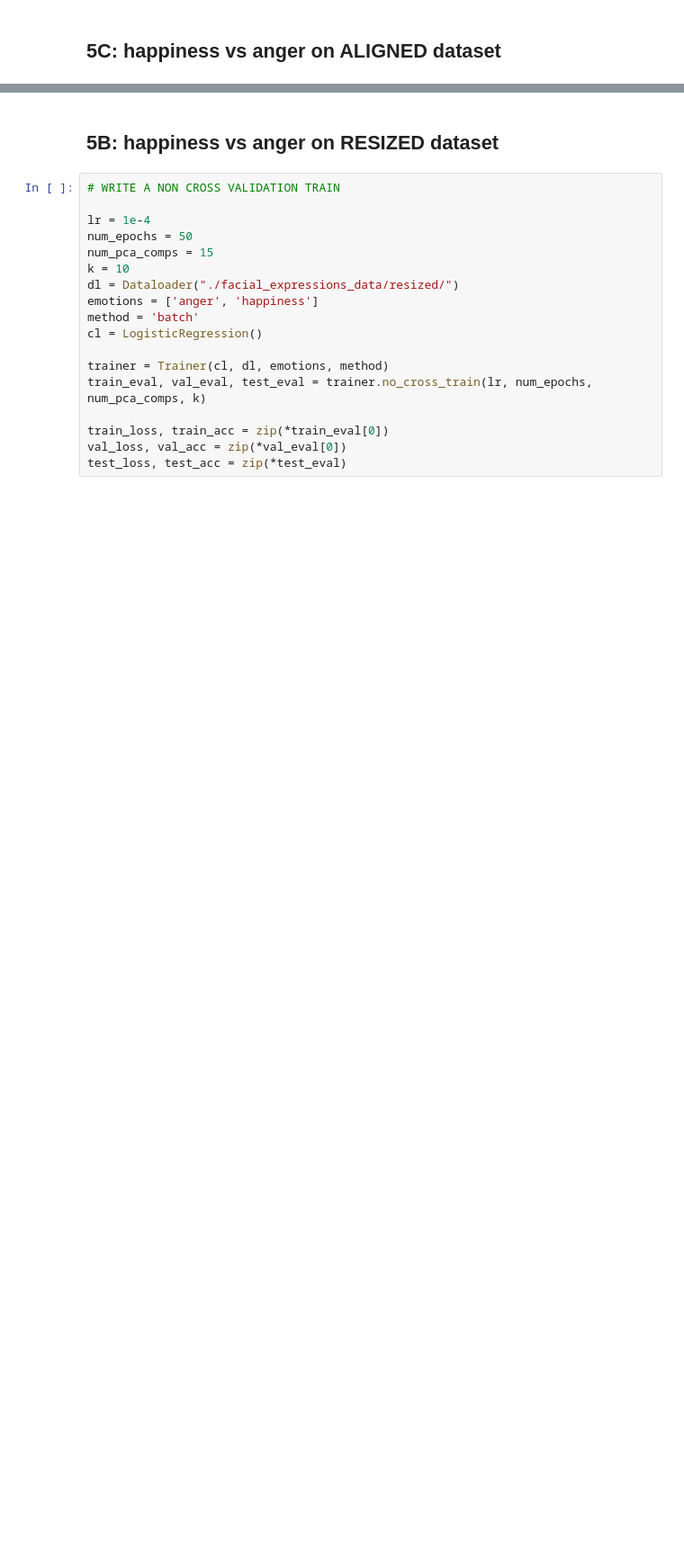
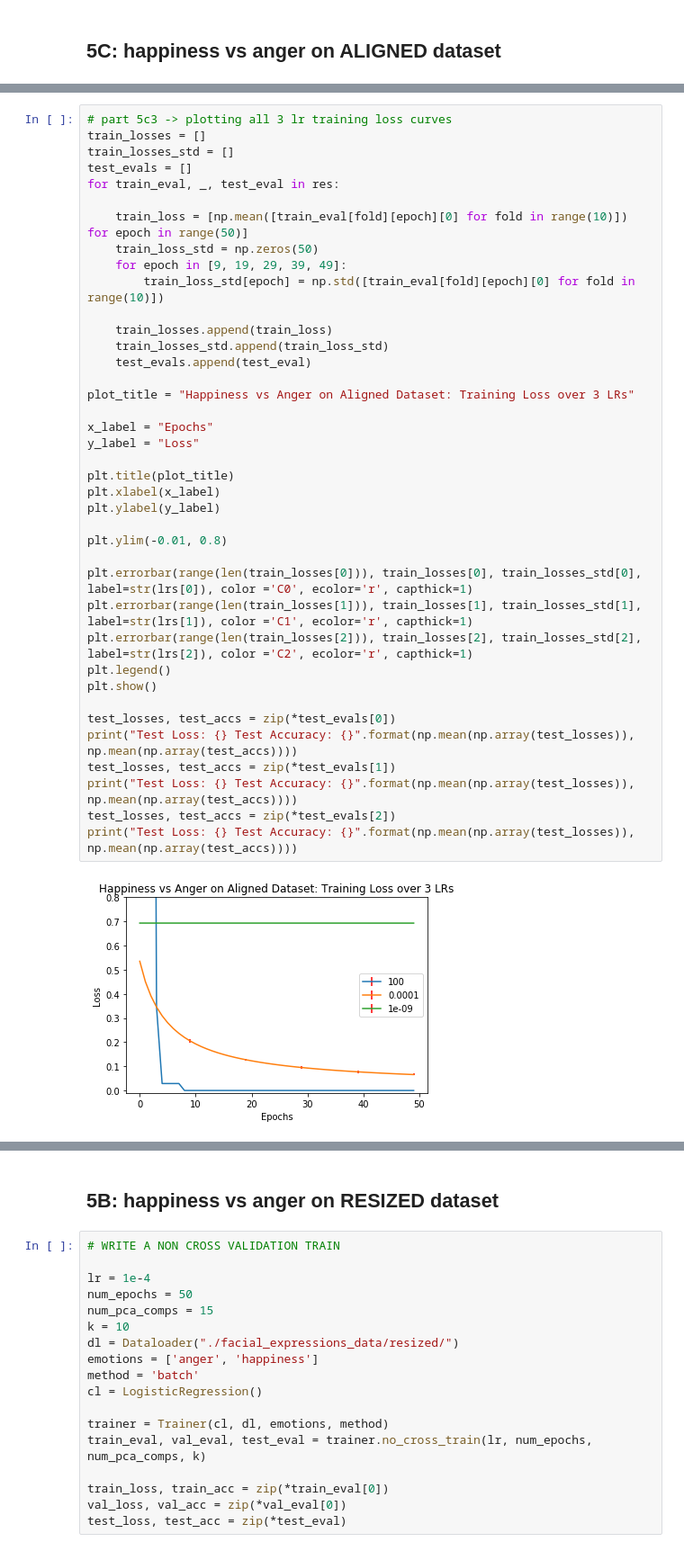
Before and after one commit to dukelin95/dl_projects, a Jupyter notebook: regression_pca/plot_hw.ipynb, the cells around one changed output, grey strips where cells are left out. Shown at 90% size. Saved outputs shown, nothing was run; the diff lists cells and outputs as text; blank space fills up the shorter version.

```diff
--- a/regression_pca/plot_hw.ipynb
+++ b/regression_pca/plot_hw.ipynb
@@ -81,0 +126,41 @@ Best on fold #10, epoch 49, loss: 0.0010737639059107738    accuracy: 1.0
+# %%
+# part 5c3 -> plotting all 3 lr training loss curves
+train_losses = []
+train_losses_std = []
+test_evals = []
+for train_eval, _, test_eval in res:
+
+    train_loss = [np.mean([train_eval[fold][epoch][0] for fold in range(10)]) for epoch in range(50)]
+    train_loss_std = np.zeros(50)
+    for epoch in [9, 19, 29, 39, 49]:
+        train_loss_std[epoch] = np.std([train_eval[fold][epoch][0] for fold in range(10)])
+
+    train_losses.append(train_loss)
+    train_losses_std.append(train_loss_std)
+    test_evals.append(test_eval)
+
+plot_title = "Happiness vs Anger on Aligned Dataset: Training Loss over 3 LRs"
+
+x_label = "Epochs"
+y_label = "Loss"
+
+plt.title(plot_title)
+plt.xlabel(x_label)
+plt.ylabel(y_label)
+
+plt.ylim(-0.01, 0.8)
+
+plt.errorbar(range(len(train_losses[0])), train_losses[0], train_losses_std[0], label=str(lrs[0]), color ='C0', ecolor='r', capthick=1)
+plt.errorbar(range(len(train_losses[1])), train_losses[1], train_losses_std[1], label=str(lrs[1]), color ='C1', ecolor='r', capthick=1)
+plt.errorbar(range(len(train_losses[2])), train_losses[2], train_losses_std[2], label=str(lrs[2]), color ='C2', ecolor='r', capthick=1)
+plt.legend()
+plt.show()
+
+test_losses, test_accs = zip(*test_evals[0])
+print("Test Loss: {} Test Accuracy: {}".format(np.mean(np.array(test_losses)), np.mean(np.array(test_accs))))
+test_losses, test_accs = zip(*test_evals[1])
+print("Test Loss: {} Test Accuracy: {}".format(np.mean(np.array(test_losses)), np.mean(np.array(test_accs))))
+test_losses, test_accs = zip(*test_evals[2])
+print("Test Loss: {} Test Accuracy: {}".format(np.mean(np.array(test_losses)), np.mean(np.array(test_accs))))
+# %% [output]
+[figure, added]
```
Also changed, not shown: parts of 10 cells of this notebook, 1 other file.
